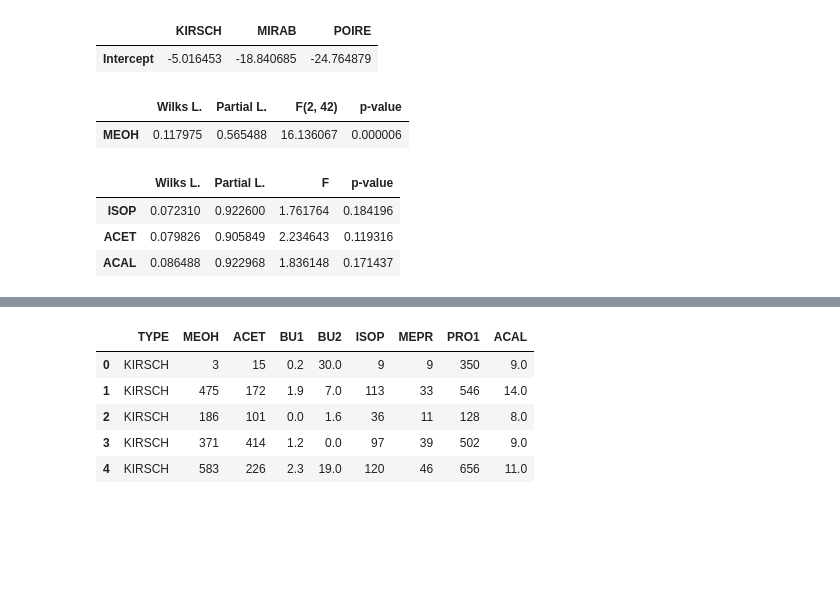
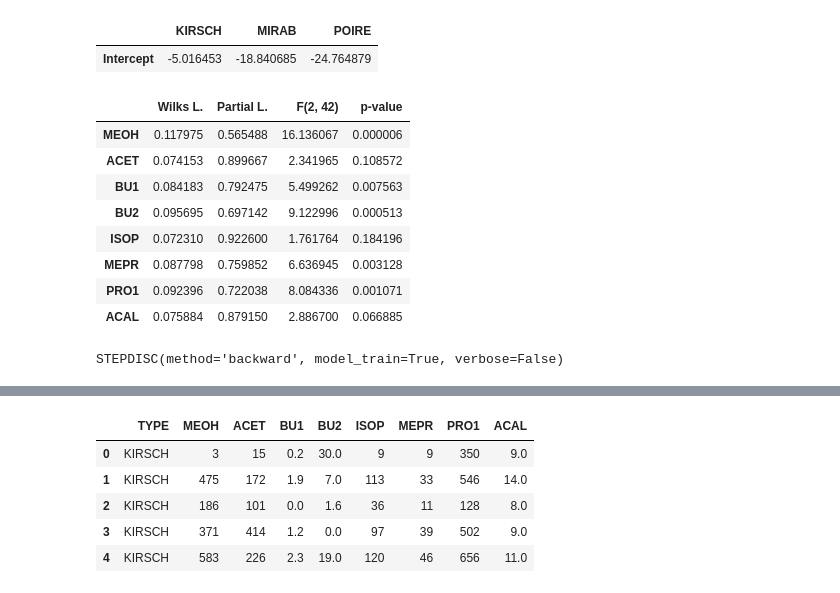
Before and after one commit to enfantbenidedieu/scientisttools, a Jupyter notebook: lda_example.ipynb, the cells around one changed output, grey strips where cells are left out. Saved outputs shown, nothing was run; the diff lists cells and outputs as text; code cells hidden in the pictures; blank space fills up the shorter version.

```diff
--- a/lda_example.ipynb
+++ b/lda_example.ipynb
@@ -128,8 +128,14 @@ lda.intercept_
 | Intercept | -5.016453 | -18.840685 | -24.764879 |
 # %%
 se = lda.statistical_evaluation_
+se
+# %% [output]
+|  | Wilks L. | Partial L. | F(2, 42) | p-value |
+| MEOH | 0.117975 | 0.565488 | 16.136067 | 0.000006 |
+| ACET | 0.074153 | 0.899667 | 2.341965 | 0.108572 |
+| BU1 | 0.084183 | 0.792475 | 5.499262 | 0.007563 |
+| BU2 | 0.095695 | 0.697142 | 9.122996 | 0.000513 |
+| ISOP | 0.072310 | 0.922600 | 1.761764 | 0.184196 |
+| MEPR | 0.087798 | 0.759852 | 6.636945 | 0.003128 |
+| PRO1 | 0.092396 | 0.722038 | 8.084336 | 0.001071 |
+| ACAL | 0.075884 | 0.879150 | 2.886700 | 0.066885 |
-# %%
-se.iloc[0,:].to_frame().T
-# %% [output]
-|  | Wilks L. | Partial L. | F(2, 42) | p-value |
-| MEOH | 0.117975 | 0.565488 | 16.136067 | 0.000006 |
@@ -138,11 +142,6 @@ listInit = list(DTrain.drop(columns=["TYPE"]).columns)
 # %%
 from scientisttools.discriminant_analysis import STEPDISC
-stepdisc = STEPDISC(method="backward",alpha=0.01,verbose=False)
+stepdisc = STEPDISC(method="backward",alpha=0.01,model_train=True,verbose=False)
 stepdisc.fit(lda)
+# %% [output]
+STEPDISC(method='backward', model_train=True, verbose=False)
-# %%
-backward
-# %% [output]
-|  | Wilks L. | Partial L. | F | p-value |
-| ISOP | 0.072310 | 0.922600 | 1.761764 | 0.184196 |
-| ACET | 0.079826 | 0.905849 | 2.234643 | 0.119316 |
-| ACAL | 0.086488 | 0.922968 | 1.836148 | 0.171437 |
```
Also changed, not shown: parts of 10 cells of this notebook, 2 other files.
